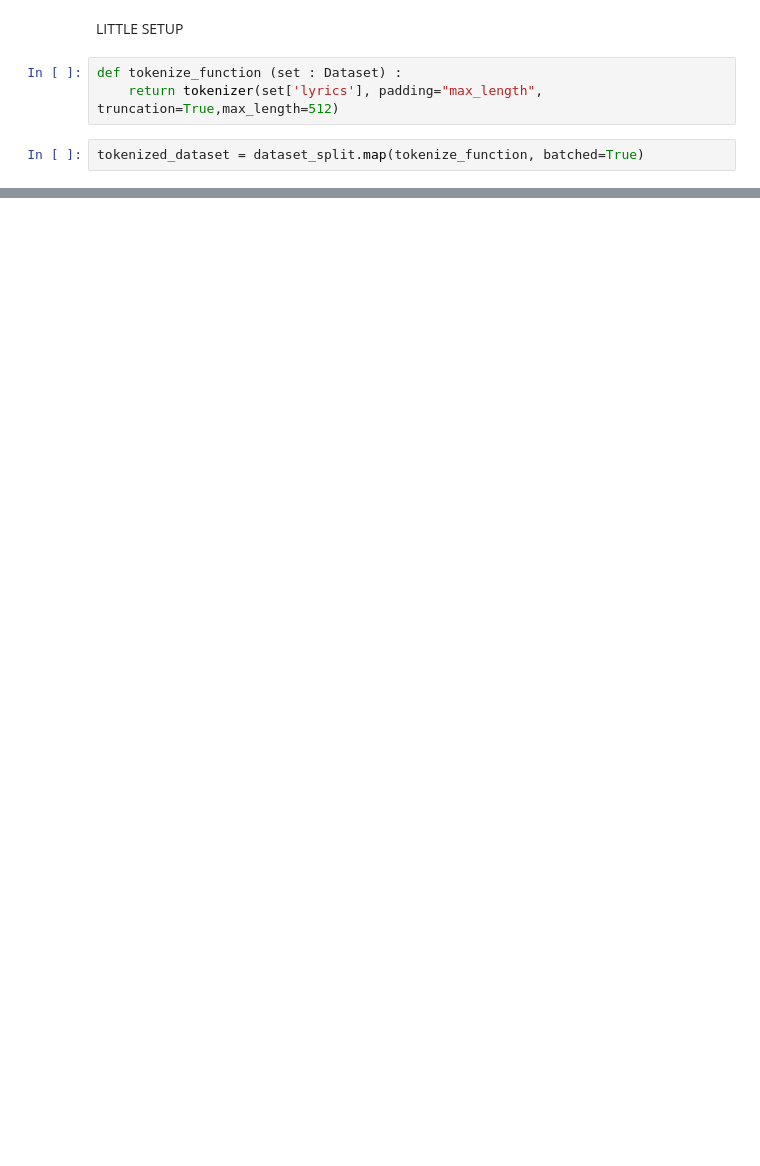
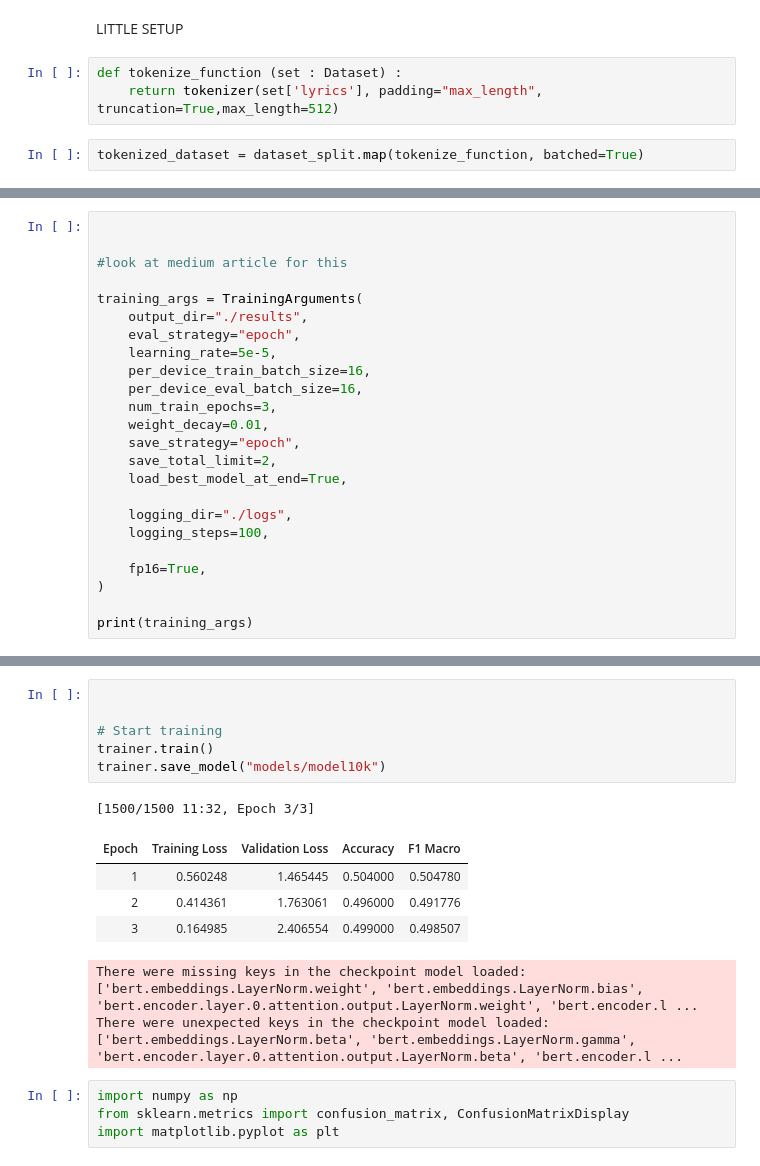
Before and after one commit to saunagang/lyricsClassification, a Jupyter notebook: tokenizer.ipynb, the cells around one changed output, grey strips where cells are left out. Saved outputs shown, nothing was run; the diff lists cells and outputs as text; blank space fills up the shorter version.

```diff
--- a/tokenizer.ipynb
+++ b/tokenizer.ipynb
@@ -65,0 +84,24 @@ BertConfig {
+# %%
+
+
+#look at medium article for this
+
+training_args = TrainingArguments(
+    output_dir="./results",
+    eval_strategy="epoch",
+    learning_rate=5e-5,
+    per_device_train_batch_size=16,
+    per_device_eval_batch_size=16,
+    num_train_epochs=3,
+    weight_decay=0.01,
+    save_strategy="epoch",
+    save_total_limit=2,
+    load_best_model_at_end=True,
+
+    logging_dir="./logs",
+    logging_steps=100,
+
+    fp16=True,
+)
+
+print(training_args)
@@ -65,0 +135,18 @@ BertConfig {
+# %%
+
+
+# Start training
+trainer.train()
+trainer.save_model("models/model10k")
+# %% [output]
+[1500/1500 11:32, Epoch 3/3]
+| Epoch | Training Loss | Validation Loss | Accuracy | F1 Macro |
+| 1 | 0.560248 | 1.465445 | 0.504000 | 0.504780 |
+| 2 | 0.414361 | 1.763061 | 0.496000 | 0.491776 |
+| 3 | 0.164985 | 2.406554 | 0.499000 | 0.498507 |
+There were missing keys in the checkpoint model loaded: ['bert.embeddings.LayerNorm.weight', 'bert.embeddings.LayerNorm.bias', 'bert.encoder.layer.0.attention.output.LayerNorm.weight', 'bert.encoder.l ...
+There were unexpected keys in the checkpoint model loaded: ['bert.embeddings.LayerNorm.beta', 'bert.embeddings.LayerNorm.gamma', 'bert.encoder.layer.0.attention.output.LayerNorm.beta', 'bert.encoder.l ...
+# %%
+import numpy as np
+from sklearn.metrics import confusion_matrix, ConfusionMatrixDisplay
+import matplotlib.pyplot as plt
```
Also changed, not shown: parts of 13 cells of this notebook, 1 other file.
